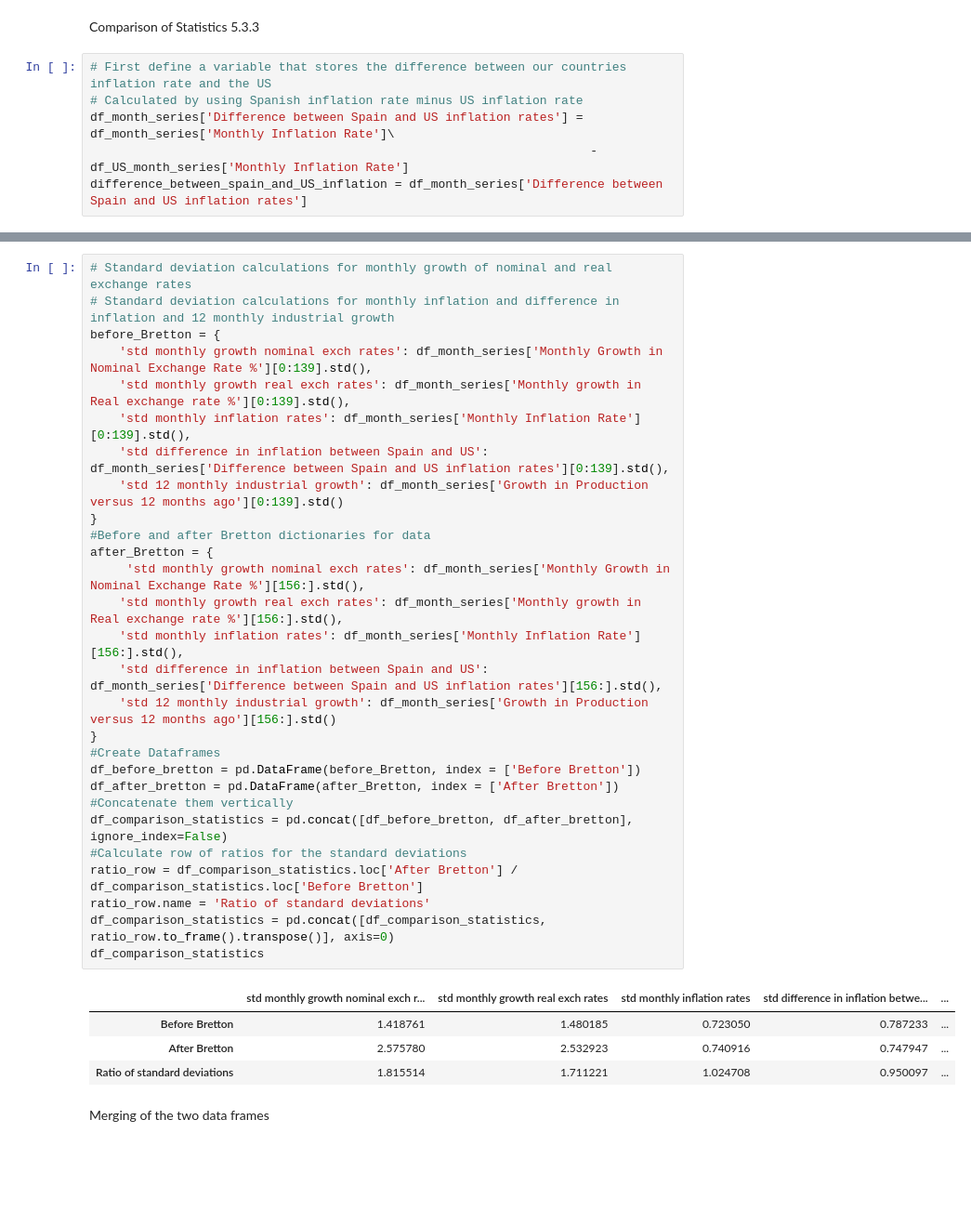
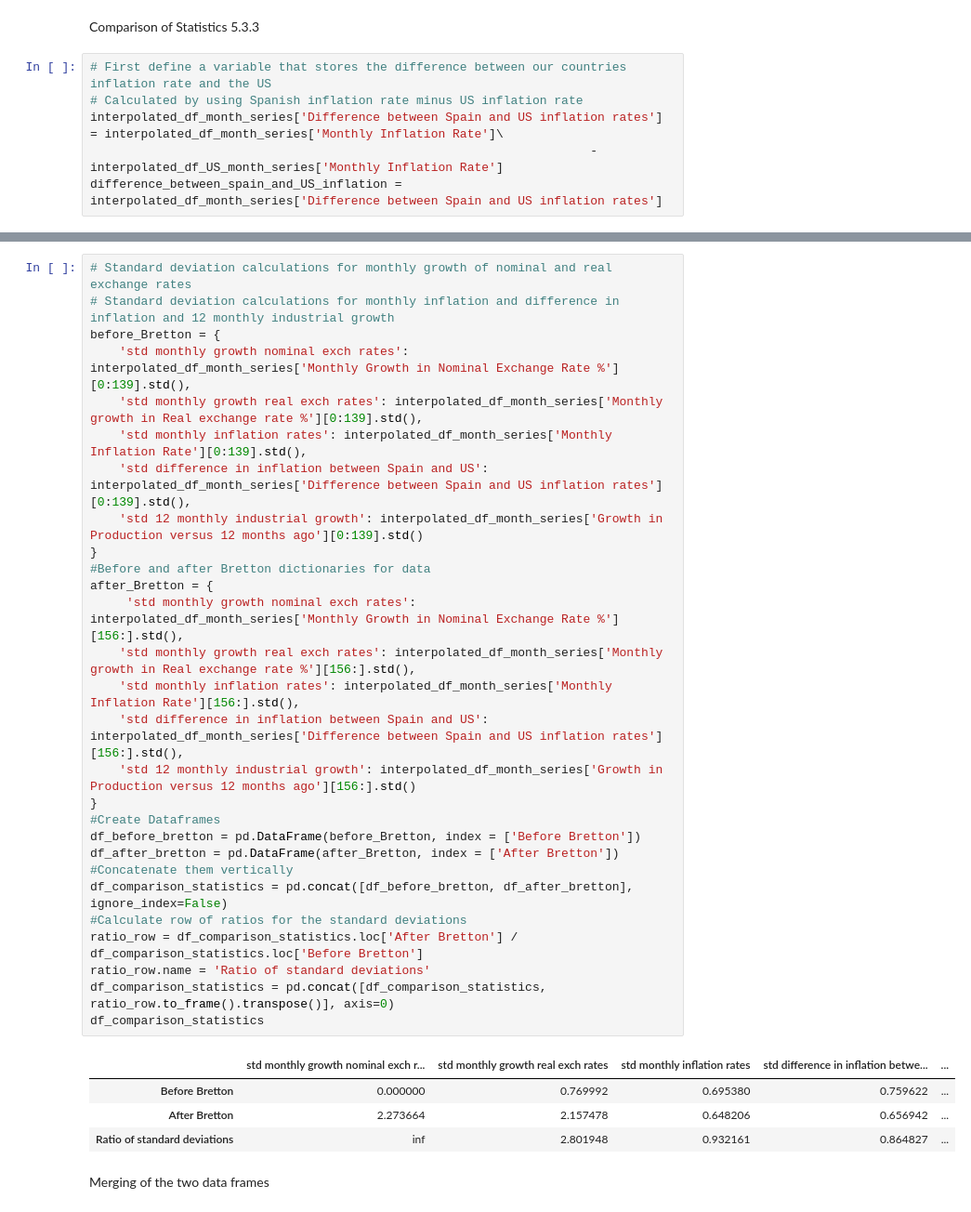
Before and after one commit to Josh-Yg/Macro-Pythonwork, a Jupyter notebook: Data Cleaning.ipynb, the cells around one changed output, grey strips where cells are left out. Shown at 93% size. Cells and saved outputs as stored; diff of their text form; blank space fills up the shorter version.

```diff
--- a/Data Cleaning.ipynb
+++ b/Data Cleaning.ipynb
@@ -492,6 +536,6 @@ Comparison of Statistics 5.3.3
 # %%
 # First define a variable that stores the difference between our countries inflation rate and the US
 # Calculated by using Spanish inflation rate minus US inflation rate
-df_month_series['Difference between Spain and US inflation rates'] = df_month_series['Monthly Inflation Rate']\
-                                                                     - df_US_month_series['Monthly Inflation Rate']
-difference_between_spain_and_US_inflation = df_month_series['Difference between Spain and US inflation rates']
+interpolated_df_month_series['Difference between Spain and US inflation rates'] = interpolated_df_month_series['Monthly Inflation Rate']\
+                                                                     - interpolated_df_US_month_series['Monthly Inflation Rate']
+difference_between_spain_and_US_inflation = interpolated_df_month_series['Difference between Spain and US inflation rates']
@@ -498,36 +558,36 @@ difference_between_spain_and_US_inflation = df_month_series['Difference between
 # %%
 # Standard deviation calculations for monthly growth of nominal and real exchange rates
 # Standard deviation calculations for monthly inflation and difference in inflation and 12 monthly industrial growth
 before_Bretton = {
-    'std monthly growth nominal exch rates': df_month_series['Monthly Growth in Nominal Exchange Rate %'][0:139].std(),
-    'std monthly growth real exch rates': df_month_series['Monthly growth in Real exchange rate %'][0:139].std(),
-    'std monthly inflation rates': df_month_series['Monthly Inflation Rate'][0:139].std(),
-    'std difference in inflation between Spain and US': df_month_series['Difference between Spain and US inflation rates'][0:139].std(),
-    'std 12 monthly industrial growth': df_month_series['Growth in Production versus 12 months ago'][0:139].std()
+    'std monthly growth nominal exch rates': interpolated_df_month_series['Monthly Growth in Nominal Exchange Rate %'][0:139].std(),
+    'std monthly growth real exch rates': interpolated_df_month_series['Monthly growth in Real exchange rate %'][0:139].std(),
+    'std monthly inflation rates': interpolated_df_month_series['Monthly Inflation Rate'][0:139].std(),
+    'std difference in inflation between Spain and US': interpolated_df_month_series['Difference between Spain and US inflation rates'][0:139].std(),
+    'std 12 monthly industrial growth': interpolated_df_month_series['Growth in Production versus 12 months ago'][0:139].std()
 }
 #Before and after Bretton dictionaries for data
 after_Bretton = {
-     'std monthly growth nominal exch rates': df_month_series['Monthly Growth in Nominal Exchange Rate %'][156:].std(),
-    'std monthly growth real exch rates': df_month_series['Monthly growth in Real exchange rate %'][156:].std(),
-    'std monthly inflation rates': df_month_series['Monthly Inflation Rate'][156:].std(),
-    'std difference in inflation between Spain and US': df_month_series['Difference between Spain and US inflation rates'][156:].std(),
-    'std 12 monthly industrial growth': df_month_series['Growth in Production versus 12 months ago'][156:].std()
+     'std monthly growth nominal exch rates': interpolated_df_month_series['Monthly Growth in Nominal Exchange Rate %'][156:].std(),
+    'std monthly growth real exch rates': interpolated_df_month_series['Monthly growth in Real exchange rate %'][156:].std(),
+    'std monthly inflation rates': interpolated_df_month_series['Monthly Inflation Rate'][156:].std(),
+    'std difference in inflation between Spain and US': interpolated_df_month_series['Difference between Spain and US inflation rates'][156:].std(),
+    'std 12 monthly industrial growth': interpolated_df_month_series['Growth in Production versus 12 months ago'][156:].std()
 }
 #Create Dataframes
 df_before_bretton = pd.DataFrame(before_Bretton, index = ['Before Bretton'])
 df_after_bretton = pd.DataFrame(after_Bretton, index = ['After Bretton'])
 #Concatenate them vertically
 df_comparison_statistics = pd.concat([df_before_bretton, df_after_bretton], ignore_index=False)
 #Calculate row of ratios for the standard deviations
 ratio_row = df_comparison_statistics.loc['After Bretton'] / df_comparison_statistics.loc['Before Bretton']
 ratio_row.name = 'Ratio of standard deviations'
 df_comparison_statistics = pd.concat([df_comparison_statistics, ratio_row.to_frame().transpose()], axis=0)
 df_comparison_statistics
 # %% [output]
 |  | std monthly growth nominal exch r... | std monthly growth real exch rates | std monthly inflation rates | std difference in inflation betwe... | ... |
-| Before Bretton | 1.418761 | 1.480185 | 0.723050 | 0.787233 | ... |
-| After Bretton | 2.575780 | 2.532923 | 0.740916 | 0.747947 | ... |
-| Ratio of standard deviations | 1.815514 | 1.711221 | 1.024708 | 0.950097 | ... |
+| Before Bretton | 0.000000 | 0.769992 | 0.695380 | 0.759622 | ... |
+| After Bretton | 2.273664 | 2.157478 | 0.648206 | 0.656942 | ... |
+| Ratio of standard deviations | inf | 2.801948 | 0.932161 | 0.864827 | ... |
 # %% [markdown]
 Merging of the two data frames
 # %%
```
Also changed, not shown: parts of 5 cells of this notebook.
